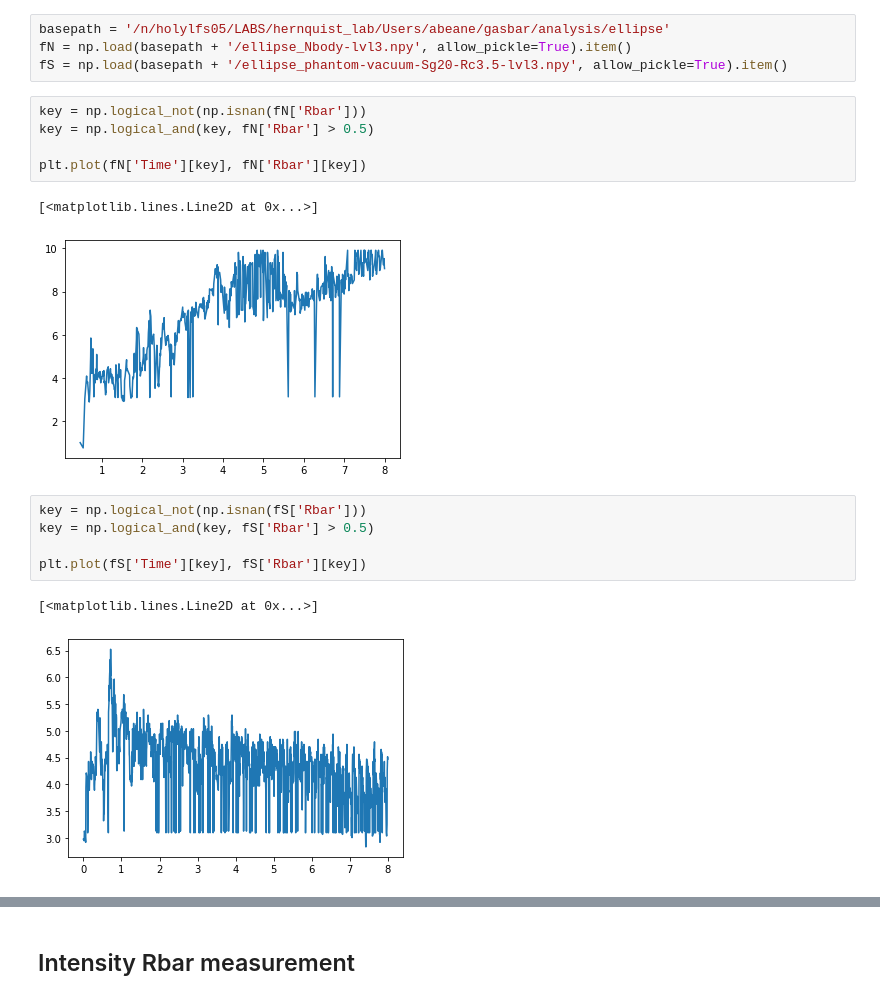
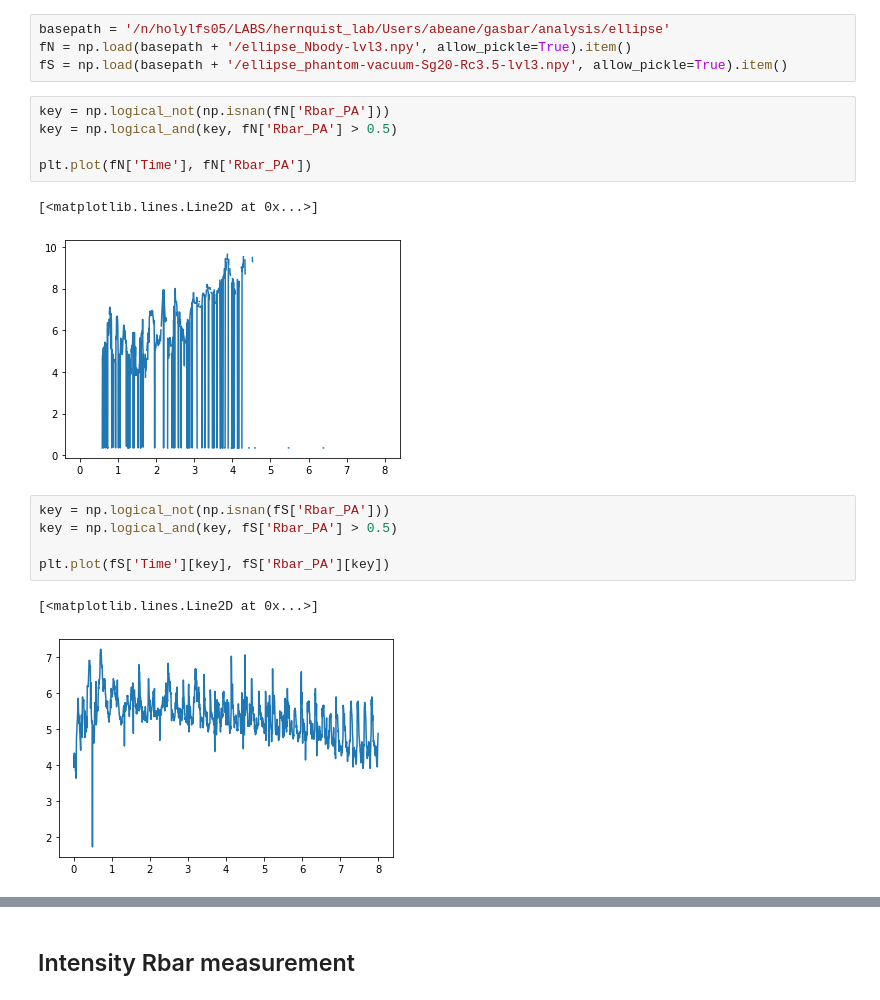
Before and after one commit to gusbeane/gasbar, a Jupyter notebook: dev/notebooks/ellipticity.ipynb, the cells around one changed output, grey strips where cells are left out. Cells and saved outputs as stored; diff of their text form.

```diff
--- a/dev/notebooks/ellipticity.ipynb
+++ b/dev/notebooks/ellipticity.ipynb
@@ -315,19 +366,19 @@ basepath = '/n/holylfs05/LABS/hernquist_lab/Users/abeane/gasbar/analysis/ellipse
 fN = np.load(basepath + '/ellipse_Nbody-lvl3.npy', allow_pickle=True).item()
 fS = np.load(basepath + '/ellipse_phantom-vacuum-Sg20-Rc3.5-lvl3.npy', allow_pickle=True).item()
 # %%
-key = np.logical_not(np.isnan(fN['Rbar']))
-key = np.logical_and(key, fN['Rbar'] > 0.5)
+key = np.logical_not(np.isnan(fN['Rbar_PA']))
+key = np.logical_and(key, fN['Rbar_PA'] > 0.5)
 
-plt.plot(fN['Time'][key], fN['Rbar'][key])
+plt.plot(fN['Time'], fN['Rbar_PA'])
 # %% [output]
 [<matplotlib.lines.Line2D at 0x...>]
-[figure, old version]
+[figure, new version]
 # %%
-key = np.logical_not(np.isnan(fS['Rbar']))
-key = np.logical_and(key, fS['Rbar'] > 0.5)
+key = np.logical_not(np.isnan(fS['Rbar_PA']))
+key = np.logical_and(key, fS['Rbar_PA'] > 0.5)
 
-plt.plot(fS['Time'][key], fS['Rbar'][key])
+plt.plot(fS['Time'][key], fS['Rbar_PA'][key])
 # %% [output]
 [<matplotlib.lines.Line2D at 0x...>]
-[figure, old version]
+[figure, new version]
 # %%
```
Also changed, not shown: parts of 16 cells of this notebook, 5 other files.
